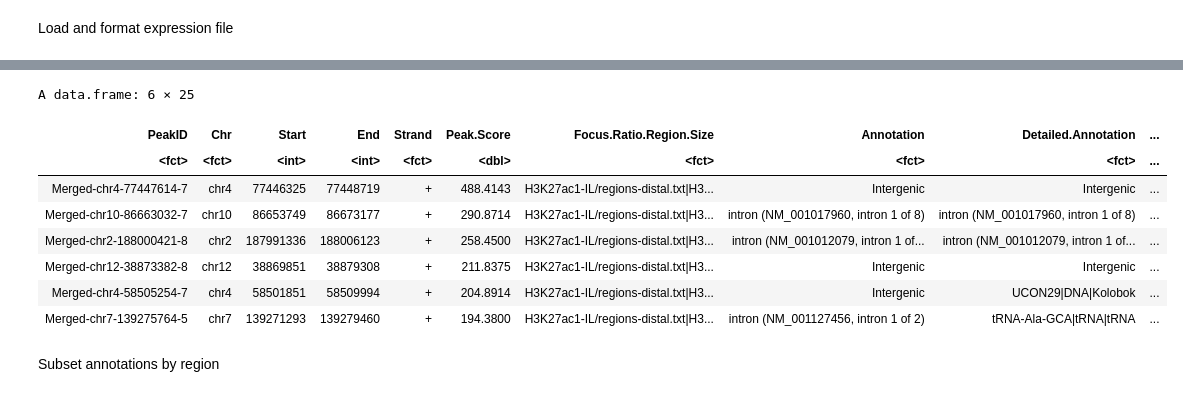
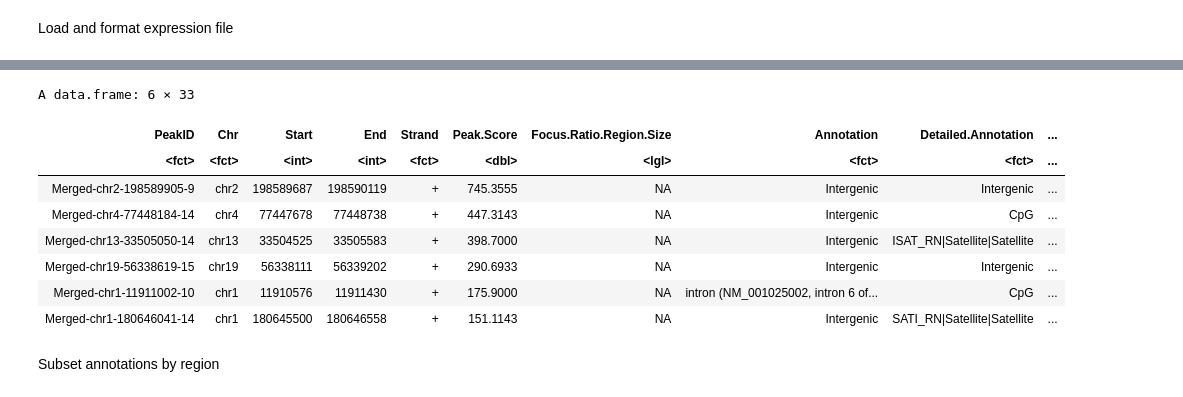
Before and after one commit to sjroth/Rat-Pilot-Analysis, a Jupyter notebook: Notebooks/SampleHeatmap.ipynb, the cells around one changed output, grey strips where cells are left out. Saved outputs shown, nothing was run; the diff lists cells and outputs as text; code cells hidden in the pictures.

```diff
--- a/Notebooks/SampleHeatmap.ipynb
+++ b/Notebooks/SampleHeatmap.ipynb
@@ -43,20 +33,21 @@ A data.frame: 6 × 25
 # %%
-distal_exp <- read.csv('../../../Rat-Pilot/data/tag_directories/merged-distal.rlog.txt',sep='\t',
+distal_exp <- read.csv('../../../Rat-Pilot/atac-data/tag_directories/all_peaks.distal.rlog.txt',sep='\t',
                        col.names=c('PeakID','Chr','Start','End','Strand','Peak.Score','Focus.Ratio.Region.Size','Annotation',
                                    'Detailed.Annotation','Distance.to.TSS','Nearest.PromoterID','Entrez.ID','Nearest.Unigene',
-                                   'Nearest.Refseq','Nearest.Ensembl','Gene.Name','Gene.Alias','Gene.Description','Gene.Type','IL','PL',
-                                   'ST','AC','AS','VTA'))
+                                   'Nearest.Refseq','Nearest.Ensembl','Gene.Name','Gene.Alias','Gene.Description','Gene.Type','Core.r1',
+                                   'Core.r2','IP.r1','IP.r2','PFC.r1','PFC.r2','PL.r1','PL.r1','Shell.r1','Shell.r2','Striatum.r1',
+                                   'Striatum.r2','VTA.r1','VTA.r2'))
 head(distal_exp)
 # %% [output]
-A data.frame: 6 × 25
+A data.frame: 6 × 33
 | PeakID | Chr | Start | End | Strand | Peak.Score | Focus.Ratio.Region.Size | Annotation | Detailed.Annotation | ... |
-| <fct> | <fct> | <int> | <int> | <fct> | <dbl> | <fct> | <fct> | <fct> | ... |
-| Merged-chr4-77447614-7 | chr4 | 77446325 | 77448719 | + | 488.4143 | H3K27ac1-IL/regions-distal.txt|H3... | Intergenic | Intergenic | ... |
-| Merged-chr10-86663032-7 | chr10 | 86653749 | 86673177 | + | 290.8714 | H3K27ac1-IL/regions-distal.txt|H3... | intron (NM_001017960, intron 1 of 8) | intron (NM_001017960, intron 1 of 8) | ... |
-| Merged-chr2-188000421-8 | chr2 | 187991336 | 188006123 | + | 258.4500 | H3K27ac1-IL/regions-distal.txt|H3... | intron (NM_001012079, intron 1 of... | intron (NM_001012079, intron 1 of... | ... |
-| Merged-chr12-38873382-8 | chr12 | 38869851 | 38879308 | + | 211.8375 | H3K27ac1-IL/regions-distal.txt|H3... | Intergenic | Intergenic | ... |
-| Merged-chr4-58505254-7 | chr4 | 58501851 | 58509994 | + | 204.8914 | H3K27ac1-IL/regions-distal.txt|H3... | Intergenic | UCON29|DNA|Kolobok | ... |
-| Merged-chr7-139275764-5 | chr7 | 139271293 | 139279460 | + | 194.3800 | H3K27ac1-IL/regions-distal.txt|H3... | intron (NM_001127456, intron 1 of 2) | tRNA-Ala-GCA|tRNA|tRNA | ... |
+| <fct> | <fct> | <int> | <int> | <fct> | <dbl> | <lgl> | <fct> | <fct> | ... |
+| Merged-chr2-198589905-9 | chr2 | 198589687 | 198590119 | + | 745.3555 | NA | Intergenic | Intergenic | ... |
+| Merged-chr4-77448184-14 | chr4 | 77447678 | 77448738 | + | 447.3143 | NA | Intergenic | CpG | ... |
+| Merged-chr13-33505050-14 | chr13 | 33504525 | 33505583 | + | 398.7000 | NA | Intergenic | ISAT_RN|Satellite|Satellite | ... |
+| Merged-chr19-56338619-15 | chr19 | 56338111 | 56339202 | + | 290.6933 | NA | Intergenic | Intergenic | ... |
+| Merged-chr1-11911002-10 | chr1 | 11910576 | 11911430 | + | 175.9000 | NA | intron (NM_001025002, intron 6 of... | CpG | ... |
+| Merged-chr1-180646041-14 | chr1 | 180645500 | 180646558 | + | 151.1143 | NA | Intergenic | SATI_RN|Satellite|Satellite | ... |
 # %% [markdown]
 Subset annotations by region
 # %%
```
Also changed, not shown: parts of 7 cells of this notebook, 3 other files.
